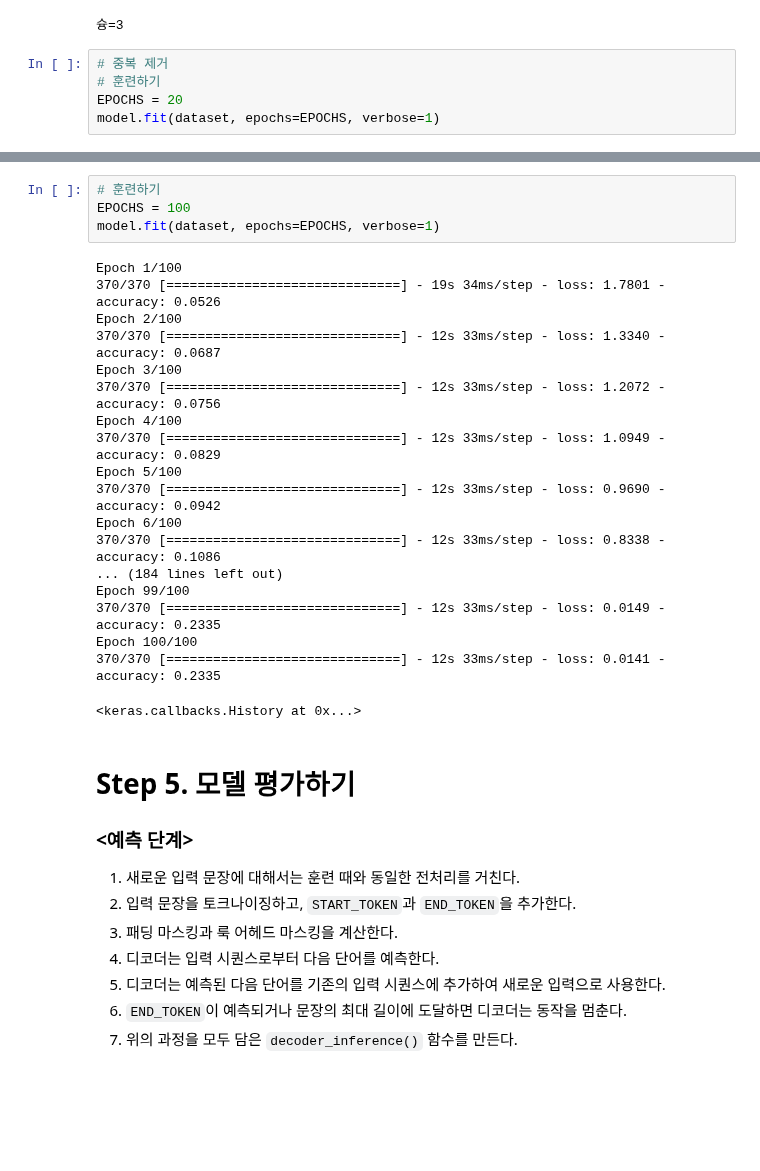
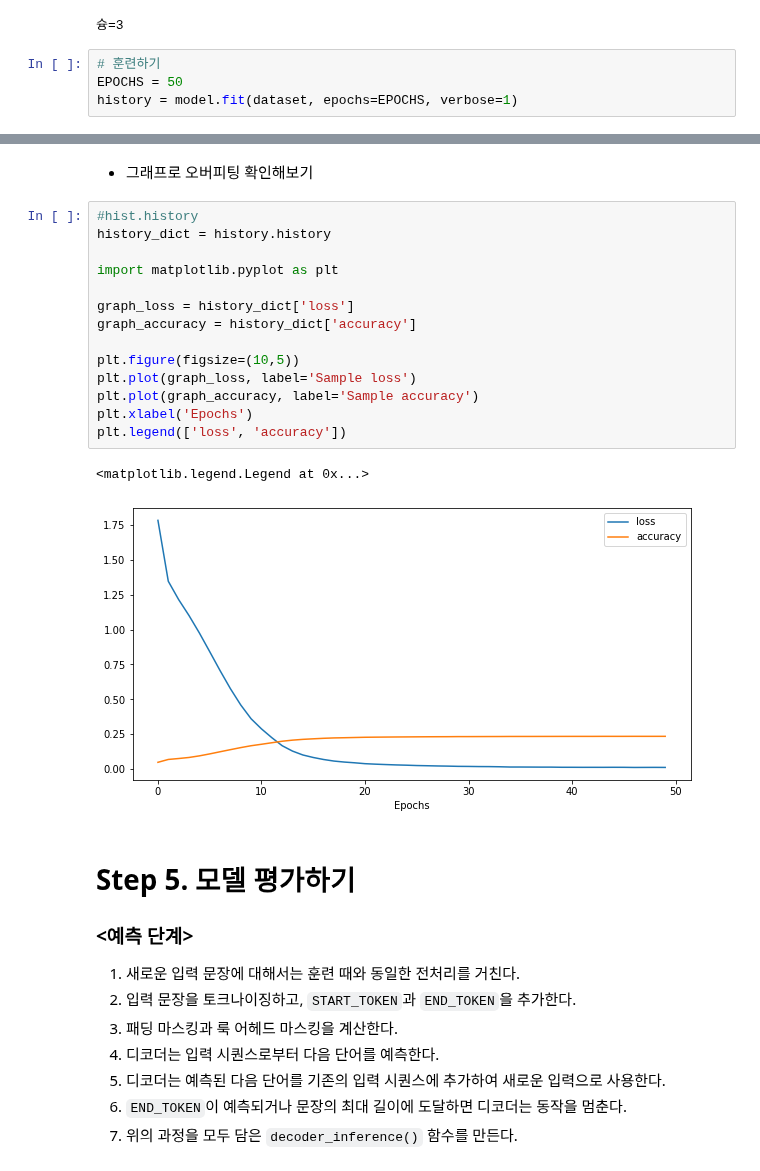
Before and after one commit to LAGABI44/AIFFEL_Study, a Jupyter notebook: EXPLORATION/Submission/[E-12]Transformer_Chatbot.ipynb, the cells around one changed output, grey strips where cells are left out. Drawn from its saved outputs; the diff is of its cells as text; blank space fills up the shorter version.

```diff
--- a/EXPLORATION/Submission/[E-12]Transformer_Chatbot.ipynb
+++ b/EXPLORATION/Submission/[E-12]Transformer_Chatbot.ipynb
@@ -839,8 +839,7 @@ print("슝=3")
 # %% [output]
 슝=3
 # %%
-# 중복 제거
 # 훈련하기
-EPOCHS = 20
-model.fit(dataset, epochs=EPOCHS, verbose=1)
+EPOCHS = 50
+history = model.fit(dataset, epochs=EPOCHS, verbose=1)
 # %% [output]
@@ -865,26 +863,22 @@ Epoch 20/20
-# %%
-# 훈련하기
-EPOCHS = 100
-model.fit(dataset, epochs=EPOCHS, verbose=1)
-# %% [output]
-Epoch 1/100
-370/370 [==============================] - 19s 34ms/step - loss: 1.7801 - accuracy: 0.0526
-Epoch 2/100
-370/370 [==============================] - 12s 33ms/step - loss: 1.3340 - accuracy: 0.0687
-Epoch 3/100
-370/370 [==============================] - 12s 33ms/step - loss: 1.2072 - accuracy: 0.0756
-Epoch 4/100
-370/370 [==============================] - 12s 33ms/step - loss: 1.0949 - accuracy: 0.0829
-Epoch 5/100
-370/370 [==============================] - 12s 33ms/step - loss: 0.9690 - accuracy: 0.0942
-Epoch 6/100
-370/370 [==============================] - 12s 33ms/step - loss: 0.8338 - accuracy: 0.1086
-... (184 lines left out)
-Epoch 99/100
-370/370 [==============================] - 12s 33ms/step - loss: 0.0149 - accuracy: 0.2335
-Epoch 100/100
-370/370 [==============================] - 12s 33ms/step - loss: 0.0141 - accuracy: 0.2335
-<keras.callbacks.History at 0x...>
+# %% [markdown]
+- 그래프로 오버피팅 확인해보기
+# %%
+#hist.history
+history_dict = history.history
+
+import matplotlib.pyplot as plt
+
+graph_loss = history_dict['loss']
+graph_accuracy = history_dict['accuracy']
+
+plt.figure(figsize=(10,5))
+plt.plot(graph_loss, label='Sample loss')
+plt.plot(graph_accuracy, label='Sample accuracy')
+plt.xlabel('Epochs')
+plt.legend(['loss', 'accuracy'])
+# %% [output]
+<matplotlib.legend.Legend at 0x...>
+[figure, added]
 # %% [markdown]
 # Step 5. 모델 평가하기
 ### <예측 단계>
```
Also changed, not shown: parts of 7 cells of this notebook.
